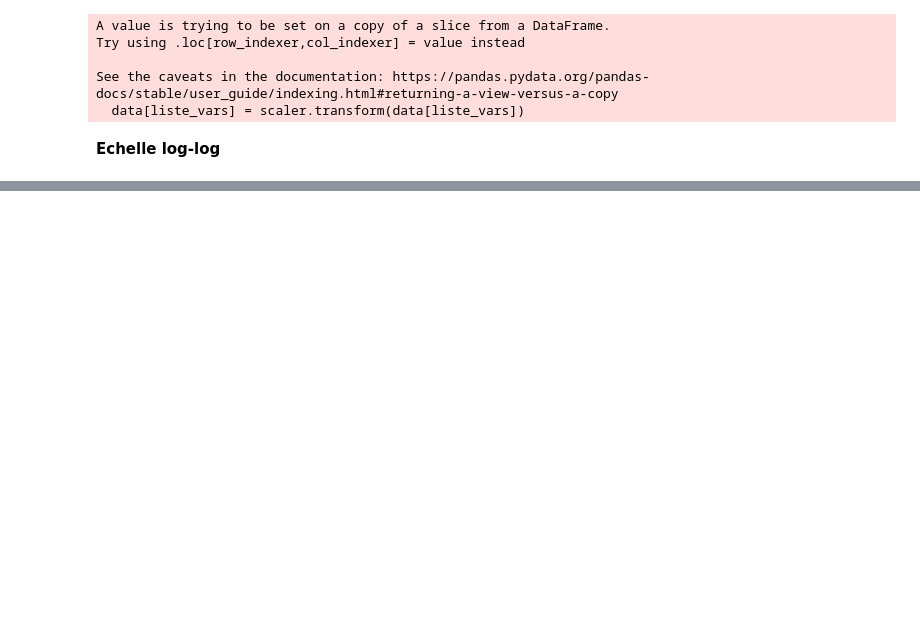
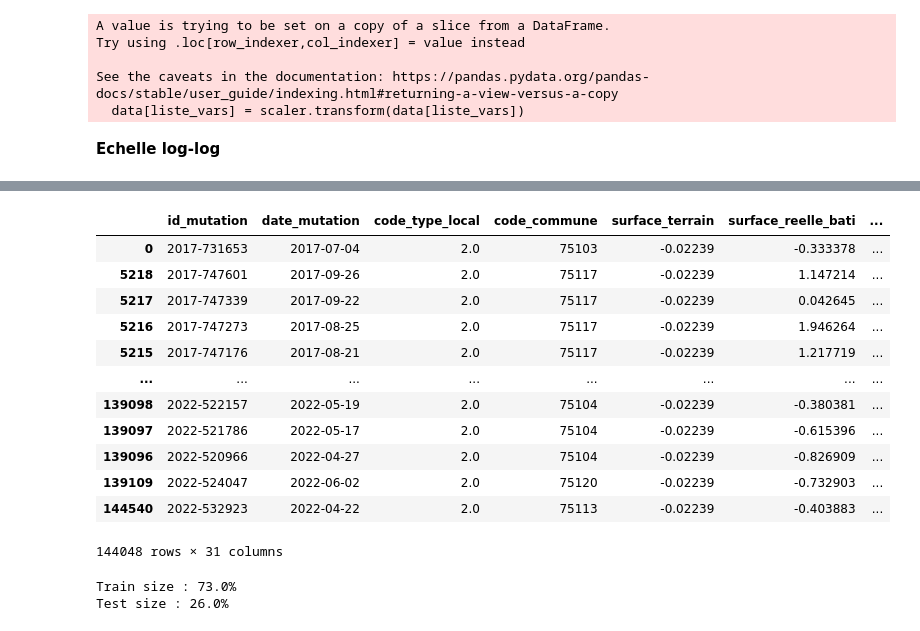
Before and after one commit to Clotilde-23/BDC, a Jupyter notebook: Notebooks/modelPreprocessing.ipynb, the cells around one changed output, grey strips where cells are left out. Cells and saved outputs as stored; diff of their text form; code cells hidden in the pictures; blank space fills up the shorter version.

```diff
--- a/Notebooks/modelPreprocessing.ipynb
+++ b/Notebooks/modelPreprocessing.ipynb
@@ -92,0 +194,25 @@ See the caveats in the documentation: https://pandas.pydata.org/pandas-docs/stab
+# %%
+df_appart.sort_values(by = 'quarter')
+# %% [output]
+|  | id_mutation | date_mutation | code_type_local | code_commune | surface_terrain | surface_reelle_bati | ... |
+| 0 | 2017-731653 | 2017-07-04 | 2.0 | 75103 | -0.02239 | -0.333378 | ... |
+| 5218 | 2017-747601 | 2017-09-26 | 2.0 | 75117 | -0.02239 | 1.147214 | ... |
+| 5217 | 2017-747339 | 2017-09-22 | 2.0 | 75117 | -0.02239 | 0.042645 | ... |
+| 5216 | 2017-747273 | 2017-08-25 | 2.0 | 75117 | -0.02239 | 1.946264 | ... |
+| 5215 | 2017-747176 | 2017-08-21 | 2.0 | 75117 | -0.02239 | 1.217719 | ... |
+| ... | ... | ... | ... | ... | ... | ... | ... |
+| 139098 | 2022-522157 | 2022-05-19 | 2.0 | 75104 | -0.02239 | -0.380381 | ... |
+| 139097 | 2022-521786 | 2022-05-17 | 2.0 | 75104 | -0.02239 | -0.615396 | ... |
+| 139096 | 2022-520966 | 2022-04-27 | 2.0 | 75104 | -0.02239 | -0.826909 | ... |
+| 139109 | 2022-524047 | 2022-06-02 | 2.0 | 75120 | -0.02239 | -0.732903 | ... |
+| 144540 | 2022-532923 | 2022-04-22 | 2.0 | 75113 | -0.02239 | -0.403883 | ... |
+144048 rows × 31 columns
+# %%
+df_train = df_appart[df_appart['date_mutation'] < '2021-04-01']
+df_test = df_appart[df_appart['date_mutation'] >= '2021-04-01']
+
+print(f'Train size : {round(df_train.shape[0]/df.shape[0], 2)*100}%')
+print(f'Test size : {round(df_test.shape[0]/df.shape[0], 2)*100}%')
+# %% [output]
+Train size : 73.0%
+Test size : 26.0%
```
Also changed, not shown: parts of 21 cells of this notebook.
